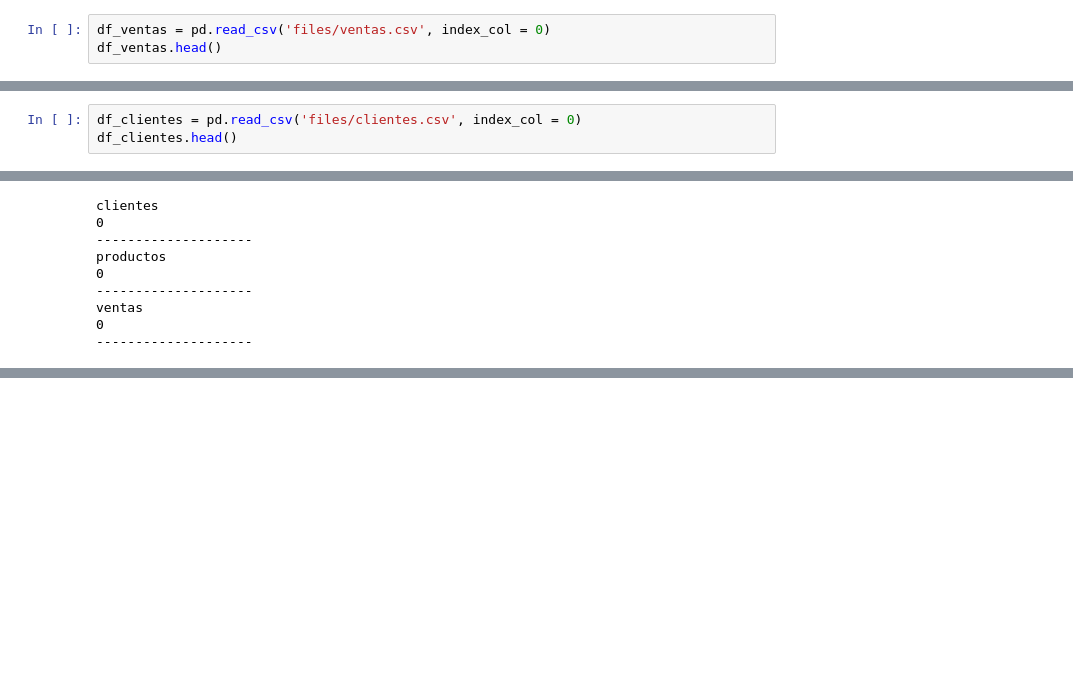
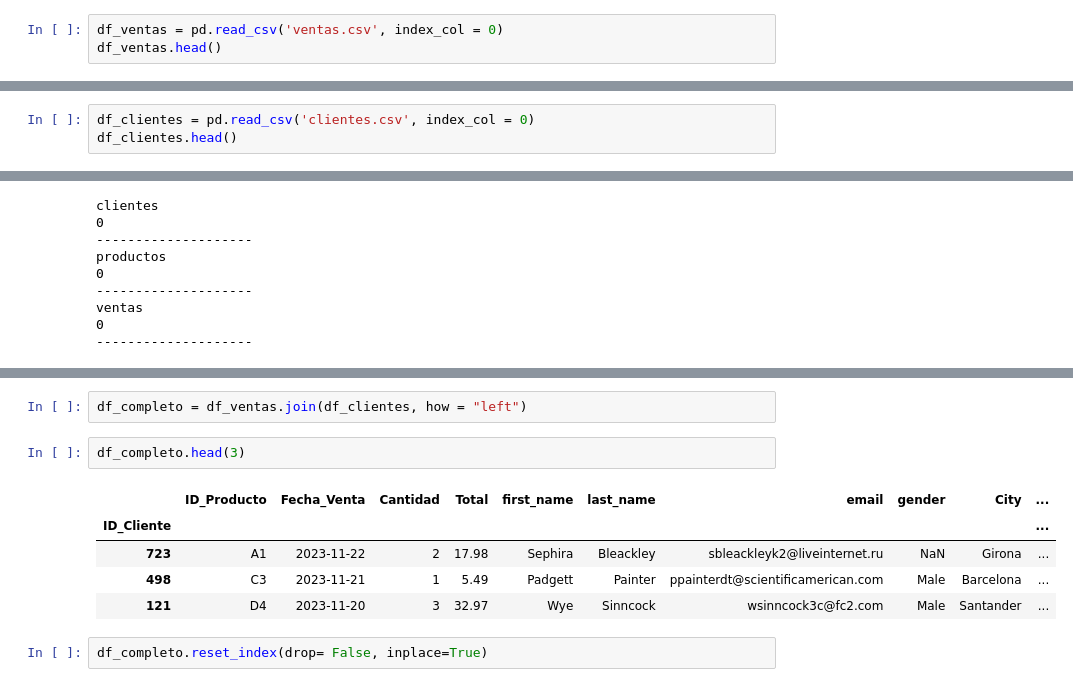
Before and after one commit to sansisimon/pair-mod3-isa-y-san, a Jupyter notebook: 10-02-pair.ipynb, the cells around one changed output, grey strips where cells are left out. Cells and saved outputs as stored; diff of their text form; blank space fills up the shorter version.

```diff
--- a/10-02-pair.ipynb
+++ b/10-02-pair.ipynb
@@ -43,7 +43,7 @@ Leer los archivos CSV (ventas.csv, productos.csv, clientes.csv).
 
 Explorar los conjuntos de datos para comprender su estructura, columnas, tipos de datos, etc.
 # %%
-df_ventas = pd.read_csv('files/ventas.csv', index_col = 0)
+df_ventas = pd.read_csv('ventas.csv', index_col = 0)
 df_ventas.head()
 # %% [output]
 |  | ID_Producto | Fecha_Venta | Cantidad | Total |
@@ -54,7 +54,7 @@ df_ventas.head()
 | 885 | L12 | 2023-11-19 | 1 | 6.49 |
 | 347 | Q17 | 2023-11-18 | 2 | 7.98 |
 # %%
-df_clientes = pd.read_csv('files/clientes.csv', index_col = 0)
+df_clientes = pd.read_csv('clientes.csv', index_col = 0)
 df_clientes.head()
 # %% [output]
 |  | first_name | last_name | email | gender | City | Country | Address |
@@ -162,0 +189,12 @@ ventas
+# %%
+df_completo = df_ventas.join(df_clientes, how = "left")
+# %%
+df_completo.head(3)
+# %% [output]
+|  | ID_Producto | Fecha_Venta | Cantidad | Total | first_name | last_name | email | gender | City | ... |
+| ID_Cliente |  |  |  |  |  |  |  |  |  | ... |
+| 723 | A1 | 2023-11-22 | 2 | 17.98 | Sephira | Bleackley | sbleackleyk2@liveinternet.ru | NaN | Girona | ... |
+| 498 | C3 | 2023-11-21 | 1 | 5.49 | Padgett | Painter | ppainterdt@scientificamerican.com | Male | Barcelona | ... |
+| 121 | D4 | 2023-11-20 | 3 | 32.97 | Wye | Sinncock | wsinncock3c@fc2.com | Male | Santander | ... |
+# %%
+df_completo.reset_index(drop= False, inplace=True)
```
Also changed, not shown: parts of 12 cells of this notebook, 1 other file.
